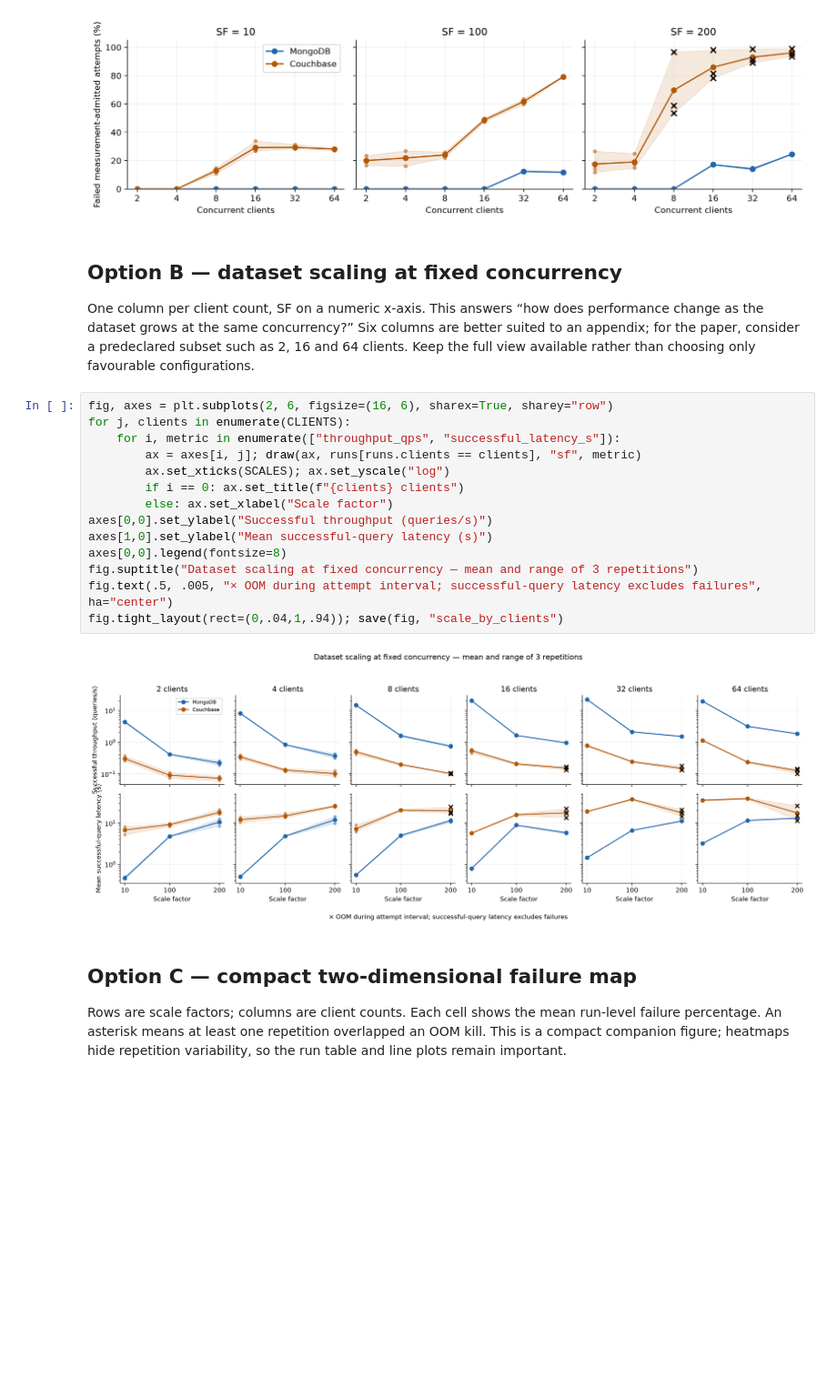
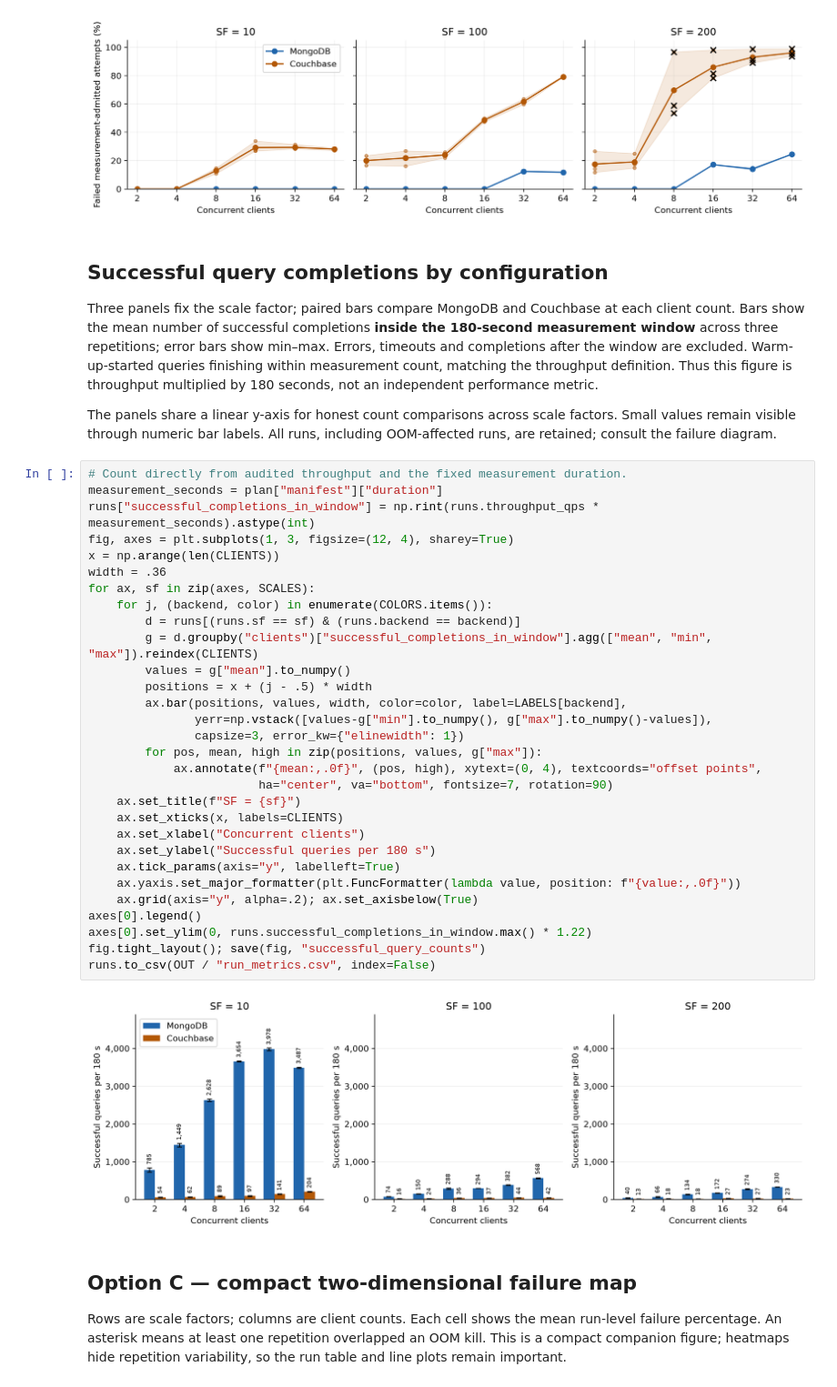
Before and after one commit to zeNightshade/JSONBench, a Jupyter notebook: notebooks/ec2_large_analysis.ipynb, the cells around one changed output. Shown at 91% size. Saved outputs shown, nothing was run; the diff lists cells and outputs as text; blank space fills up the shorter version.

Commit message:
Replace scale-factor line panels with successful-query count bars

```diff
--- a/notebooks/ec2_large_analysis.ipynb
+++ b/notebooks/ec2_large_analysis.ipynb
@@ -160,25 +160,43 @@ axes[0].legend(); fig.tight_layout(); save(fig, "failures_by_clients")
 # %% [output]
 [figure]
 # %% [markdown]
-## Option B — dataset scaling at fixed concurrency
+## Successful query completions by configuration
 
-One column per client count, SF on a numeric x-axis. This answers “how does performance change as the dataset grows at the same concurrency?” Six columns are better suited to an appendix; for the paper, consider a predeclared subset such as 2, 16 and 64 clients. Keep the full view available rather than choosing only favourable configurations.
+Three panels fix the scale factor; paired bars compare MongoDB and Couchbase at each client count. Bars show the mean number of successful completions **inside the 180-second measurement window** across three repetitions; error bars show min–max. Errors, timeouts and completions after the window are excluded. Warm-up-started queries finishing within measurement count, matching the throughput definition. Thus this figure is throughput multiplied by 180 seconds, not an independent performance metric.
+
+The panels share a linear y-axis for honest count comparisons across scale factors. Small values remain visible through numeric bar labels. All runs, including OOM-affected runs, are retained; consult the failure diagram.
 # %%
-fig, axes = plt.subplots(2, 6, figsize=(16, 6), sharex=True, sharey="row")
-for j, clients in enumerate(CLIENTS):
-    for i, metric in enumerate(["throughput_qps", "successful_latency_s"]):
-        ax = axes[i, j]; draw(ax, runs[runs.clients == clients], "sf", metric)
-        ax.set_xticks(SCALES); ax.set_yscale("log")
-        if i == 0: ax.set_title(f"{clients} clients")
-        else: ax.set_xlabel("Scale factor")
-axes[0,0].set_ylabel("Successful throughput (queries/s)")
-axes[1,0].set_ylabel("Mean successful-query latency (s)")
-axes[0,0].legend(fontsize=8)
-fig.suptitle("Dataset scaling at fixed concurrency — mean and range of 3 repetitions")
-fig.text(.5, .005, "× OOM during attempt interval; successful-query latency excludes failures", ha="center")
-fig.tight_layout(rect=(0,.04,1,.94)); save(fig, "scale_by_clients")
+# Count directly from audited throughput and the fixed measurement duration.
+measurement_seconds = plan["manifest"]["duration"]
+runs["successful_completions_in_window"] = np.rint(runs.throughput_qps * measurement_seconds).astype(int)
+fig, axes = plt.subplots(1, 3, figsize=(12, 4), sharey=True)
+x = np.arange(len(CLIENTS))
+width = .36
+for ax, sf in zip(axes, SCALES):
+    for j, (backend, color) in enumerate(COLORS.items()):
+        d = runs[(runs.sf == sf) & (runs.backend == backend)]
+        g = d.groupby("clients")["successful_completions_in_window"].agg(["mean", "min", "max"]).reindex(CLIENTS)
+        values = g["mean"].to_numpy()
+        positions = x + (j - .5) * width
+        ax.bar(positions, values, width, color=color, label=LABELS[backend],
+               yerr=np.vstack([values-g["min"].to_numpy(), g["max"].to_numpy()-values]),
+               capsize=3, error_kw={"elinewidth": 1})
+        for pos, mean, high in zip(positions, values, g["max"]):
+            ax.annotate(f"{mean:,.0f}", (pos, high), xytext=(0, 4), textcoords="offset points",
+                        ha="center", va="bottom", fontsize=7, rotation=90)
+    ax.set_title(f"SF = {sf}")
+    ax.set_xticks(x, labels=CLIENTS)
+    ax.set_xlabel("Concurrent clients")
+    ax.set_ylabel("Successful queries per 180 s")
+    ax.tick_params(axis="y", labelleft=True)
+    ax.yaxis.set_major_formatter(plt.FuncFormatter(lambda value, position: f"{value:,.0f}"))
+    ax.grid(axis="y", alpha=.2); ax.set_axisbelow(True)
+axes[0].legend()
+axes[0].set_ylim(0, runs.successful_completions_in_window.max() * 1.22)
+fig.tight_layout(); save(fig, "successful_query_counts")
+runs.to_csv(OUT / "run_metrics.csv", index=False)
 # %% [output]
-[figure, old version]
+[figure, new version]
 # %% [markdown]
 ## Option C — compact two-dimensional failure map
 
```
Also changed, not shown: parts of 1 cell of this notebook, 1 other file.
